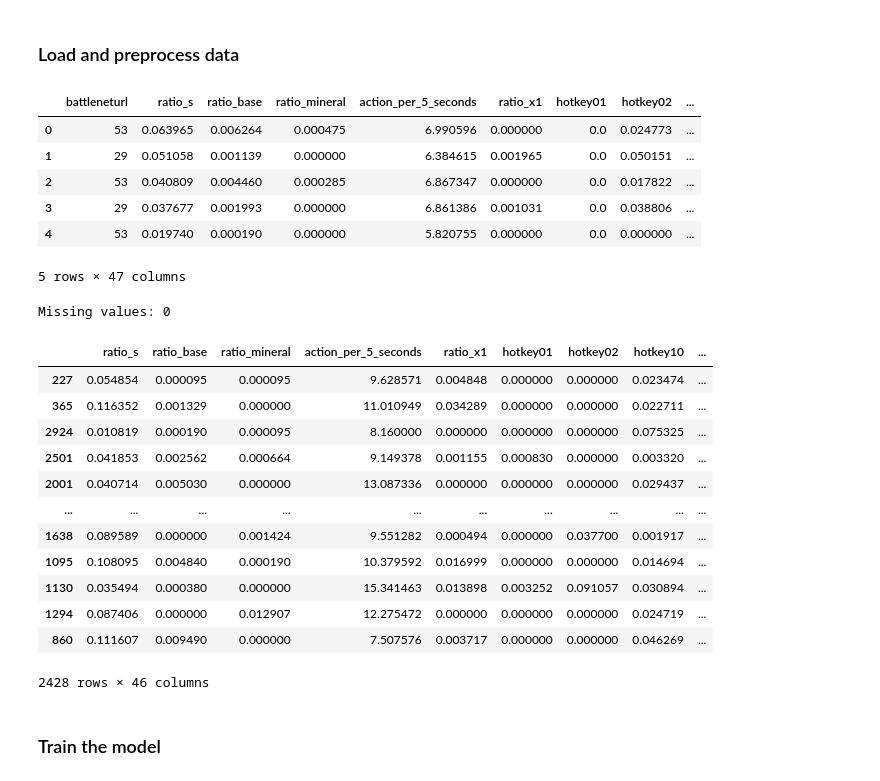
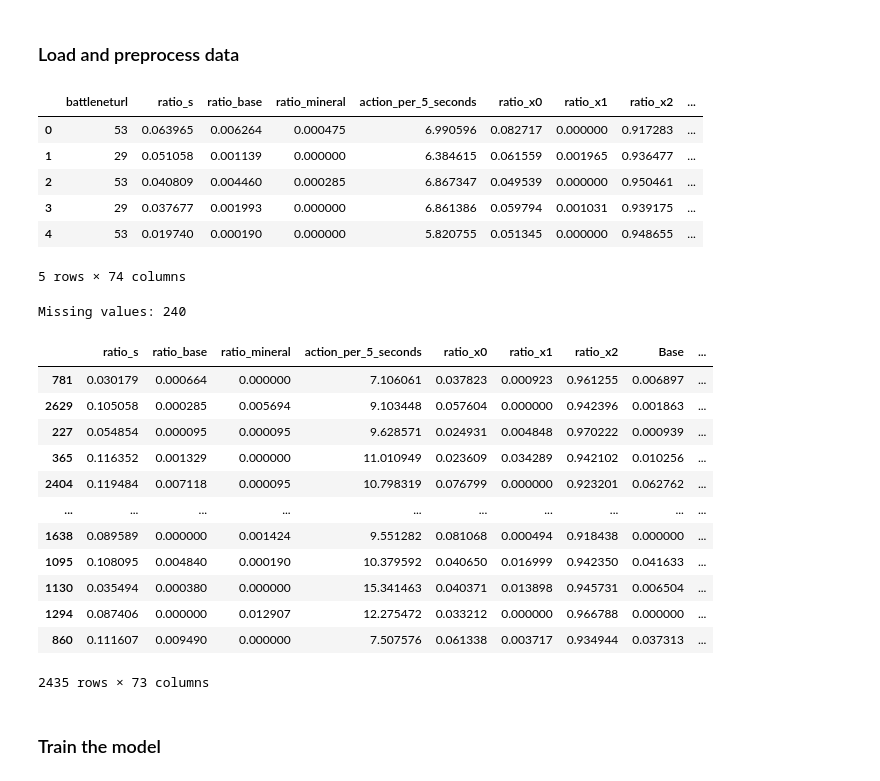
Before and after one commit to sofialtman/OT02---Data-Mining, a Jupyter notebook: model.ipynb, the cells around one changed output. Drawn from its saved outputs; the diff is of its cells as text; code cells hidden in the pictures.

```diff
--- a/model.ipynb
+++ b/model.ipynb
@@ -24,22 +24,23 @@ import os
 # %% [markdown]
 ### Load and preprocess data
 # %%
-data = pd.read_csv('./data/features_filtered.csv')
+data = pd.read_csv('./data/features_train_final.csv')
+#data = pd.read_csv('./data/features_filtered.csv')
 data.head()
 # %% [output]
-|  | battleneturl | ratio_s | ratio_base | ratio_mineral | action_per_5_seconds | ratio_x1 | hotkey01 | hotkey02 | ... |
-| 0 | 53 | 0.063965 | 0.006264 | 0.000475 | 6.990596 | 0.000000 | 0.0 | 0.024773 | ... |
-| 1 | 29 | 0.051058 | 0.001139 | 0.000000 | 6.384615 | 0.001965 | 0.0 | 0.050151 | ... |
-| 2 | 53 | 0.040809 | 0.004460 | 0.000285 | 6.867347 | 0.000000 | 0.0 | 0.017822 | ... |
-| 3 | 29 | 0.037677 | 0.001993 | 0.000000 | 6.861386 | 0.001031 | 0.0 | 0.038806 | ... |
-| 4 | 53 | 0.019740 | 0.000190 | 0.000000 | 5.820755 | 0.000000 | 0.0 | 0.000000 | ... |
+|  | battleneturl | ratio_s | ratio_base | ratio_mineral | action_per_5_seconds | ratio_x0 | ratio_x1 | ratio_x2 | ... |
+| 0 | 53 | 0.063965 | 0.006264 | 0.000475 | 6.990596 | 0.082717 | 0.000000 | 0.917283 | ... |
+| 1 | 29 | 0.051058 | 0.001139 | 0.000000 | 6.384615 | 0.061559 | 0.001965 | 0.936477 | ... |
+| 2 | 53 | 0.040809 | 0.004460 | 0.000285 | 6.867347 | 0.049539 | 0.000000 | 0.950461 | ... |
+| 3 | 29 | 0.037677 | 0.001993 | 0.000000 | 6.861386 | 0.059794 | 0.001031 | 0.939175 | ... |
+| 4 | 53 | 0.019740 | 0.000190 | 0.000000 | 5.820755 | 0.051345 | 0.000000 | 0.948655 | ... |
-5 rows × 47 columns
+5 rows × 74 columns
 # %%
 # Check missing values before cleaning
 missing_before = data.isna().sum().sum()
 print(f"Missing values: {missing_before}")
 # %% [output]
-Missing values: 0
+Missing values: 240
 # %%
 #filter dataframe by non important features
 
@@ -56,19 +57,19 @@ X_train, X_test, y_train, y_test = train_test_split(X, y, test_size=0.2, random_
 # %%
 X_train
 # %% [output]
-|  | ratio_s | ratio_base | ratio_mineral | action_per_5_seconds | ratio_x1 | hotkey01 | hotkey02 | hotkey10 | ... |
-| 227 | 0.054854 | 0.000095 | 0.000095 | 9.628571 | 0.004848 | 0.000000 | 0.000000 | 0.023474 | ... |
-| 365 | 0.116352 | 0.001329 | 0.000000 | 11.010949 | 0.034289 | 0.000000 | 0.000000 | 0.022711 | ... |
-| 2924 | 0.010819 | 0.000190 | 0.000095 | 8.160000 | 0.000000 | 0.000000 | 0.000000 | 0.075325 | ... |
-| 2501 | 0.041853 | 0.002562 | 0.000664 | 9.149378 | 0.001155 | 0.000830 | 0.000000 | 0.003320 | ... |
-| 2001 | 0.040714 | 0.005030 | 0.000000 | 13.087336 | 0.000000 | 0.000000 | 0.000000 | 0.029437 | ... |
+|  | ratio_s | ratio_base | ratio_mineral | action_per_5_seconds | ratio_x0 | ratio_x1 | ratio_x2 | Base | ... |
+| 781 | 0.030179 | 0.000664 | 0.000000 | 7.106061 | 0.037823 | 0.000923 | 0.961255 | 0.006897 | ... |
+| 2629 | 0.105058 | 0.000285 | 0.005694 | 9.103448 | 0.057604 | 0.000000 | 0.942396 | 0.001863 | ... |
+| 227 | 0.054854 | 0.000095 | 0.000095 | 9.628571 | 0.024931 | 0.004848 | 0.970222 | 0.000939 | ... |
+| 365 | 0.116352 | 0.001329 | 0.000000 | 11.010949 | 0.023609 | 0.034289 | 0.942102 | 0.010256 | ... |
+| 2404 | 0.119484 | 0.007118 | 0.000095 | 10.798319 | 0.076799 | 0.000000 | 0.923201 | 0.062762 | ... |
 | ... | ... | ... | ... | ... | ... | ... | ... | ... | ... |
-| 1638 | 0.089589 | 0.000000 | 0.001424 | 9.551282 | 0.000494 | 0.000000 | 0.037700 | 0.001917 | ... |
-| 1095 | 0.108095 | 0.004840 | 0.000190 | 10.379592 | 0.016999 | 0.000000 | 0.000000 | 0.014694 | ... |
-| 1130 | 0.035494 | 0.000380 | 0.000000 | 15.341463 | 0.013898 | 0.003252 | 0.091057 | 0.030894 | ... |
-| 1294 | 0.087406 | 0.000000 | 0.012907 | 12.275472 | 0.000000 | 0.000000 | 0.000000 | 0.024719 | ... |
-| 860 | 0.111607 | 0.009490 | 0.000000 | 7.507576 | 0.003717 | 0.000000 | 0.000000 | 0.046269 | ... |
+| 1638 | 0.089589 | 0.000000 | 0.001424 | 9.551282 | 0.081068 | 0.000494 | 0.918438 | 0.000000 | ... |
+| 1095 | 0.108095 | 0.004840 | 0.000190 | 10.379592 | 0.040650 | 0.016999 | 0.942350 | 0.041633 | ... |
+| 1130 | 0.035494 | 0.000380 | 0.000000 | 15.341463 | 0.040371 | 0.013898 | 0.945731 | 0.006504 | ... |
+| 1294 | 0.087406 | 0.000000 | 0.012907 | 12.275472 | 0.033212 | 0.000000 | 0.966788 | 0.000000 | ... |
+| 860 | 0.111607 | 0.009490 | 0.000000 | 7.507576 | 0.061338 | 0.003717 | 0.934944 | 0.037313 | ... |
-2428 rows × 46 columns
+2435 rows × 73 columns
 # %%
 # Ensure all column names in X_train are strings
 X_train.columns = X_train.columns.astype(str)
```
Also changed, not shown: parts of 9 cells of this notebook, 2 other files.
